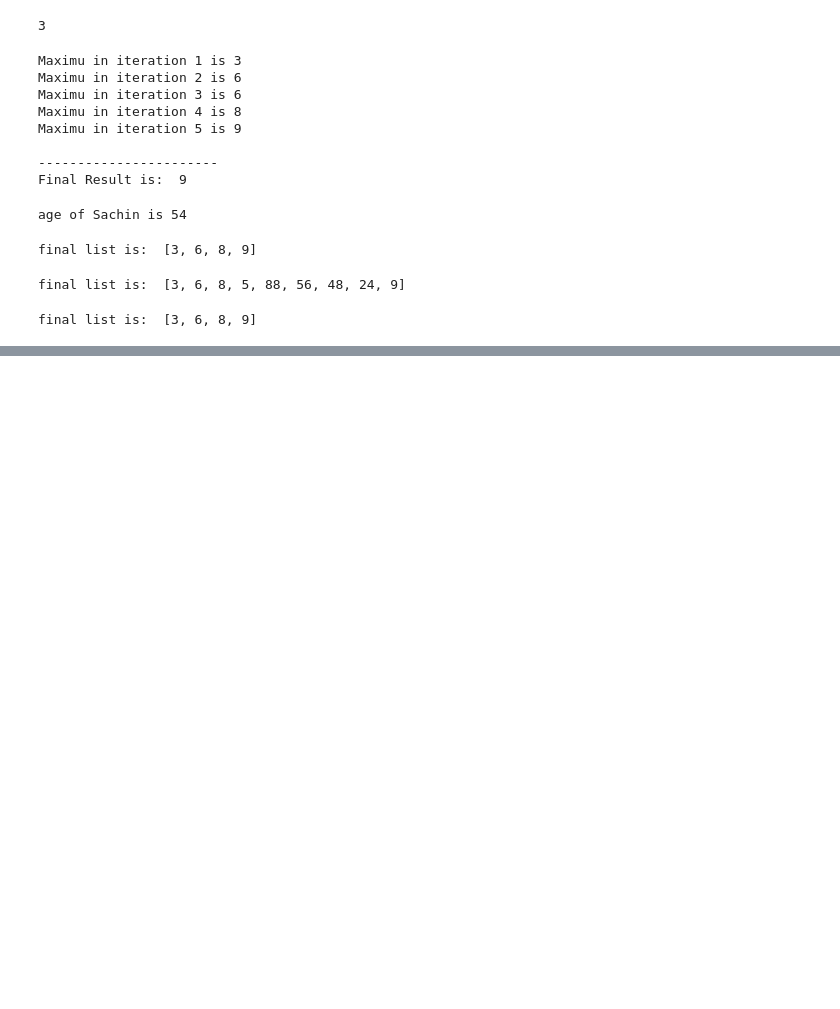
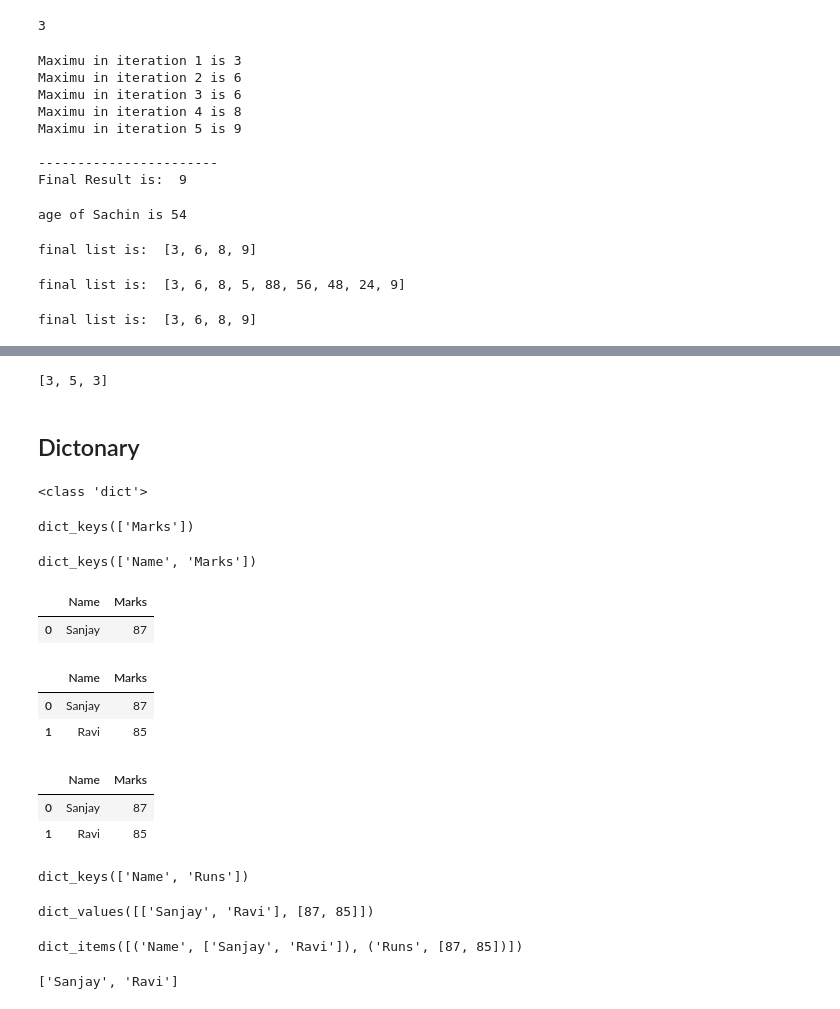
Before and after one commit to kausar12121kausar-rgb/T388_python, a Jupyter notebook: Practice_jupyterNotebook.ipynb, the cells around one changed output, grey strips where cells are left out. Saved outputs shown, nothing was run; the diff lists cells and outputs as text; code cells hidden in the pictures; blank space fills up the shorter version.

Commit message:
Types of list

```diff
--- a/Practice_jupyterNotebook.ipynb
+++ b/Practice_jupyterNotebook.ipynb
@@ -887,0 +1032,62 @@ final list is:  [3, 6, 8, 9]
+# %%
+t1 = [3,5,7,3]
+del t1[2]
+print(t1)
+# %% [output]
+[3, 5, 3]
+# %% [markdown]
+## Dictonary
+# %%
+dict1 = {}
+print(type(dict1))
+# %% [output]
+<class 'dict'>
+# %%
+dict1 = {"Marks":87}    #{"key":"value"}
+dict1.keys()
+# %% [output]
+dict_keys(['Marks'])
+# %%
+dict1 = {"Name":"Sanjay","Marks":87}    #{"key":"value"}     #kyes shoud be unique in dictonary
+dict1.keys()                                                 # thats why we cant use same keys like Name and again Name
+# %% [output]
+dict_keys(['Name', 'Marks'])
+# %%
+import pandas as pd
+dict1 = {"Name":["Sanjay"],"Marks":[87]}
+df = pd.DataFrame(dict1)
+df
+# %% [output]
+|  | Name | Marks |
+| 0 | Sanjay | 87 |
+# %%
+import pandas as pd
+dict1 = {"Name":["Sanjay","Ravi"],"Marks":[87,85]}
+df = pd.DataFrame(dict1)
+df
+# %% [output]
+|  | Name | Marks |
+| 0 | Sanjay | 87 |
+| 1 | Ravi | 85 |
+# %%
+import pandas as pd
+dict1 = {"Name":("Sanjay","Ravi"),"Marks":(87,85)}
+df = pd.DataFrame(dict1)
+df
+# %% [output]
+|  | Name | Marks |
+| 0 | Sanjay | 87 |
+| 1 | Ravi | 85 |
+# %%
+dict1 = {"Name":["Sanjay","Ravi"],"Runs":[87,85]}
+dict1.keys()
+# %% [output]
+dict_keys(['Name', 'Runs'])
+# %%
+dict1.values()
+# %% [output]
+dict_values([['Sanjay', 'Ravi'], [87, 85]])
+# %%
+dict1.items()     #key and value both togethor
+# %% [output]
+dict_items([('Name', ['Sanjay', 'Ravi']), ('Runs', [87, 85])])
@@ -887,0 +1098,5 @@ final list is:  [3, 6, 8, 9]
+# %%
+dict1 = {"Name":["Sanjay","Ravi"],"Runs":[87,85]}
+dict1["Name"]
+# %% [output]
+['Sanjay', 'Ravi']
```
Also changed, not shown: parts of 24 cells of this notebook.
